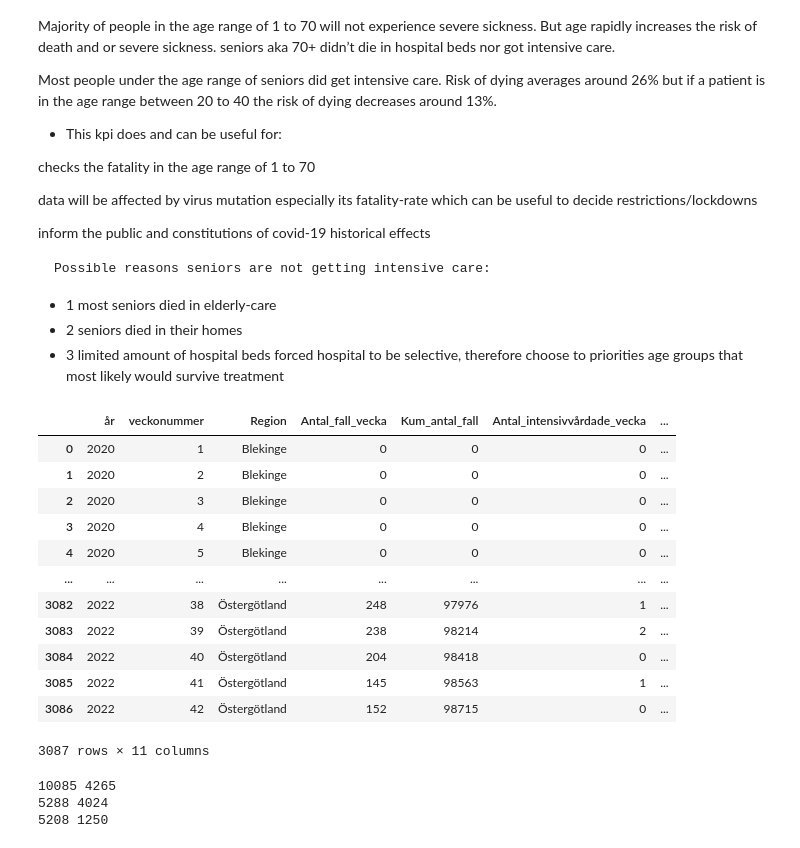
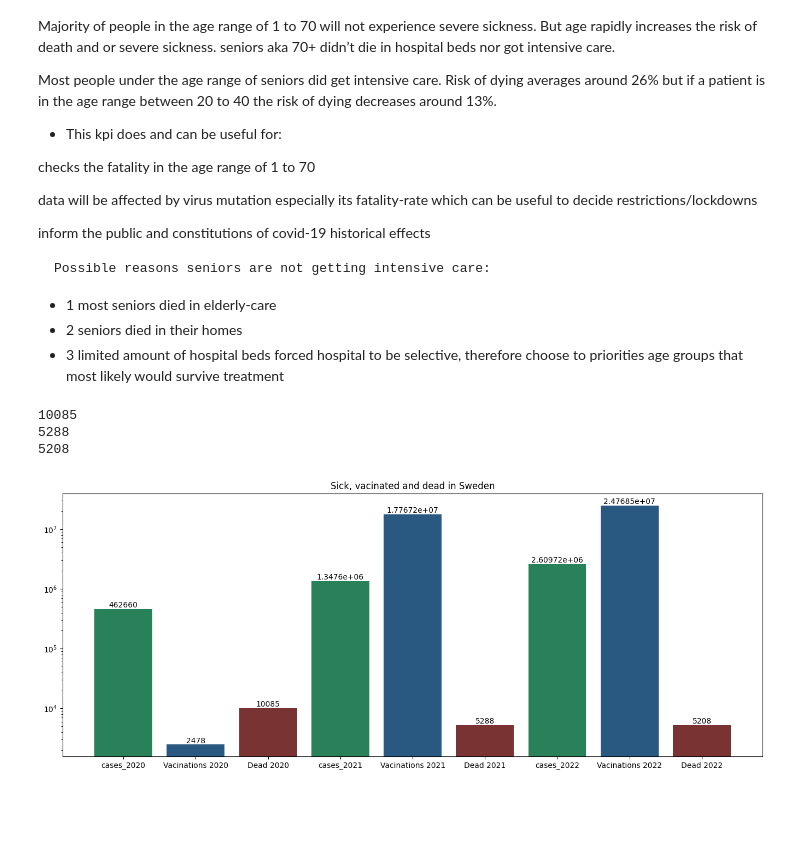
Before and after one commit to MxLied/Databehandling-Max-Liedman, a Jupyter notebook: Labb/Labb1.ipynb, the cells around one changed output. Drawn from its saved outputs; the diff is of its cells as text; code cells hidden in the pictures; blank space fills up the shorter version.

```diff
--- a/Labb/Labb1.ipynb
+++ b/Labb/Labb1.ipynb
@@ -671,19 +707,9 @@ inform the public and constitutions of covid-19 historical effects
 veckodataregion = pd.read_excel("../Data/Folkhalsomyndigheten_Covid19.xlsx" , sheet_name = "Veckodata Region")
 
 df_week_region = pd.DataFrame(veckodataregion)
+
+
+vaccinerade_kommun = pd.read_excel("../Data/Folkhalsomyndigheten_Covid19_Vaccine.xlsx" , sheet_name = 'Vaccinationer tidsserie')
+
+
+df_time_vaccin = pd.DataFrame(vaccinerade_kommun)
-# %%
-df_week_region
-# %% [output]
-|  | år | veckonummer | Region | Antal_fall_vecka | Kum_antal_fall | Antal_intensivvårdade_vecka | ... |
-| 0 | 2020 | 1 | Blekinge | 0 | 0 | 0 | ... |
-| 1 | 2020 | 2 | Blekinge | 0 | 0 | 0 | ... |
-| 2 | 2020 | 3 | Blekinge | 0 | 0 | 0 | ... |
-| 3 | 2020 | 4 | Blekinge | 0 | 0 | 0 | ... |
-| 4 | 2020 | 5 | Blekinge | 0 | 0 | 0 | ... |
-| ... | ... | ... | ... | ... | ... | ... | ... |
-| 3082 | 2022 | 38 | Östergötland | 248 | 97976 | 1 | ... |
-| 3083 | 2022 | 39 | Östergötland | 238 | 98214 | 2 | ... |
-| 3084 | 2022 | 40 | Östergötland | 204 | 98418 | 0 | ... |
-| 3085 | 2022 | 41 | Östergötland | 145 | 98563 | 1 | ... |
-| 3086 | 2022 | 42 | Östergötland | 152 | 98715 | 0 | ... |
-3087 rows × 11 columns
@@ -696,11 +744,49 @@ df_2020 = df_week_region[df_week_region["år"].isin(year2020_condition)]
 df_2021 = df_week_region[df_week_region["år"].isin(year2021_condition)]
 df_2022 = df_week_region[df_week_region["år"].isin(year2022_condition)] # better fix? loop?
 
+dead2020 = df_2020["Antal_avlidna_vecka"].sum()
+dead2021 = df_2021["Antal_avlidna_vecka"].sum()
+dead2022 = df_2022["Antal_avlidna_vecka"].sum()
 
-print(df_2020["Antal_avlidna_vecka"].sum(), df_2020["Antal_intensivvårdade_vecka"].sum())
-print(df_2021["Antal_avlidna_vecka"].sum(), df_2021["Antal_intensivvårdade_vecka"].sum())
-print(df_2022["Antal_avlidna_vecka"].sum(), df_2022["Antal_intensivvårdade_vecka"].sum())
+intensive2020 = df_2020["Antal_intensivvårdade_vecka"].sum()
+intensive2021 = df_2021["Antal_intensivvårdade_vecka"].sum()
+intensive2022 = df_2022["Antal_intensivvårdade_vecka"].sum()
-# %% [output]
-10085 4265
-5288 4024
-5208 1250
+# %%
+
+print(dead2020)
+print(dead2021)
+print(dead2022)
+# %% [output]
+10085
+5288
+5208
+# %%
+cases_2020 = df_veckodata_riket["Kum_antal_fall"][47]
+cases_2021 = df_veckodata_riket["Kum_antal_fall"][99]
+cases_2022 = df_veckodata_riket["Kum_antal_fall"][len(df_veckodata_riket)-1]
+
+### PLOT
+fig = plt.figure()
+ax = fig.add_axes([0,0,2,1])
+data_lables = [ 'cases_2020', 'Vacinations 2020', 'Dead 2020',
+                'cases_2021', 'Vacinations 2021', 'Dead 2021',
+                'cases_2022', 'Vacinations 2022', 'Dead 2022']
+data    = [ cases_2020, vacinated2020, dead2020,
+            cases_2021, vacinated2021, dead2021,
+            cases_2022, vacinated2022, dead2022]
+ax.set_yscale('log')
+
+#friend told me about it, the list represnt RGB values, Defualt green,blue and red is jarring and ugly
+color_green = [0.161, 0.505, 0.35]
+color_blue = [0.161, 0.35, 0.505]
+color_red = [0.48, 0.2, 0.2]
+
+barplot = ax.bar(data_lables, data, color=[ color_green, color_blue, color_red, # colours the bars
+                                            color_green, color_blue, color_red,
+                                            color_green, color_blue, color_red])
+plt.bar_label(barplot)
+plt.title("Sick, vacinated and dead in Sweden")
+
+plt.show()
+# %% [output]
+[figure, added]
```
Also changed, not shown: parts of 14 cells of this notebook, 1 other file.
